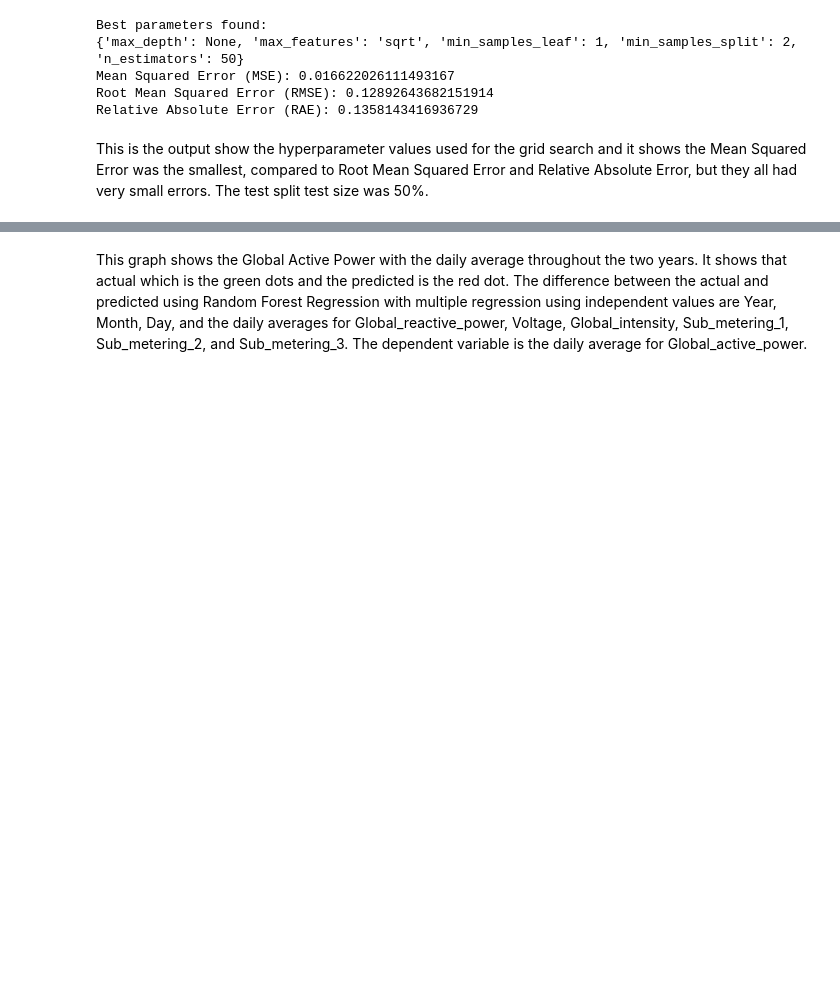
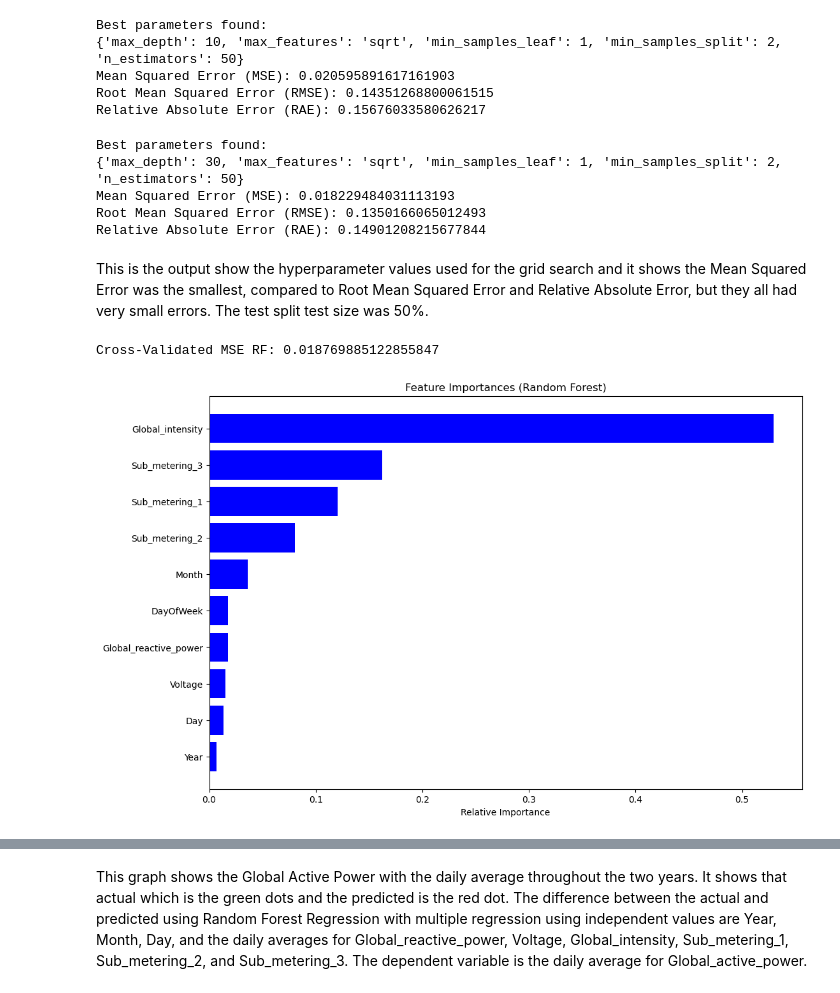
Before and after one commit to avarigonda/Capstone_Final_Project, a Jupyter notebook: Capstone_Final_Project.ipynb, the cells around one changed output, grey strips where cells are left out. Cells and saved outputs as stored; diff of their text form; code cells hidden in the pictures; blank space fills up the shorter version.

```diff
--- a/Capstone_Final_Project.ipynb
+++ b/Capstone_Final_Project.ipynb
@@ -1,13 +104,38 @@
+# %%
+# Hyperparameter grid for Random Forest
+param_grid = {
+    'n_estimators': [50, 100, 200],
+    'max_features': ['sqrt'],
+    'max_depth': [10, 20, 30, None],
+    'min_samples_split': [2, 5, 10],
+    'min_samples_leaf': [1, 2, 4]
+}
+
+# Grid Search with Random Forest Regressor
+rf = RandomForestRegressor()
+grid_search = GridSearchCV(estimator=rf, param_grid=param_grid, cv=3, n_jobs=-1, verbose=0)
+grid_search.fit(X_train, y_train)
+
+# Best parameters found
+print("Best parameters found:")
+print(grid_search.best_params_)
+
+# Predictions and error metrics
+y_pred = grid_search.predict(X_test)
+mse = mean_squared_error(y_test, y_pred)
+rmse = np.sqrt(mse)
+mean_actual = y_test.mean()
+rae = np.mean(np.abs(y_test - y_pred)) / np.mean(np.abs(y_test - mean_actual))
+print(f"Mean Squared Error (MSE): {mse}")
+print(f"Root Mean Squared Error (RMSE): {rmse}")
+print(f"Relative Absolute Error (RAE): {rae}")
+# %% [output]
+Best parameters found:
+{'max_depth': 10, 'max_features': 'sqrt', 'min_samples_leaf': 1, 'min_samples_split': 2, 'n_estimators': 50}
+Mean Squared Error (MSE): 0.020595891617161903
+Root Mean Squared Error (RMSE): 0.14351268800061515
+Relative Absolute Error (RAE): 0.15676033580626217
 # %%
-import pandas as pd
-import numpy as np
-import seaborn as sns
-import warnings
-import matplotlib.pyplot as plt
-from sklearn.model_selection import train_test_split, GridSearchCV
-from sklearn.ensemble import RandomForestRegressor
-from sklearn.metrics import mean_squared_error
-
 data = pd.read_csv('household_power_consumption.csv')
 
 # Convert 'Date' column to datetime type
@@ -40,12 +168,14 @@ daily_data = data.groupby(data['Date'].dt.date).agg({
 daily_data['Year'] = pd.to_datetime(daily_data['Date']).dt.year
 daily_data['Month'] = pd.to_datetime(daily_data['Date']).dt.month
 daily_data['Day'] = pd.to_datetime(daily_data['Date']).dt.day
+daily_data['DayOfWeek'] = pd.to_datetime(daily_data['Date']).dt.dayofweek
+
 
 # Drop the original 'Date' column
 daily_data.drop(columns=['Date'], inplace=True)
 
 # Split data into features (X) and target (y)
-X = daily_data[['Year', 'Month', 'Day', 'Global_reactive_power', 'Voltage', 'Global_intensity', 'Sub_metering_1', 'Sub_metering_2', 'Sub_metering_3']]
+X = daily_data[['Year', 'Month', 'Day', 'DayOfWeek', 'Global_reactive_power', 'Voltage', 'Global_intensity', 'Sub_metering_1', 'Sub_metering_2', 'Sub_metering_3']]
 y = daily_data['Global_active_power']
 
 # Split the data into training and testing sets using train_test_split
@@ -85,9 +215,28 @@ rae = np.mean(np.abs(y_test - y_pred)) / np.mean(np.abs(y_test - mean_actual))
 print("Relative Absolute Error (RAE):", rae)
 # %% [output]
 Best parameters found:
-{'max_depth': None, 'max_features': 'sqrt', 'min_samples_leaf': 1, 'min_samples_split': 2, 'n_estimators': 50}
-Mean Squared Error (MSE): 0.016622026111493167
-Root Mean Squared Error (RMSE): 0.12892643682151914
-Relative Absolute Error (RAE): 0.1358143416936729
+{'max_depth': 30, 'max_features': 'sqrt', 'min_samples_leaf': 1, 'min_samples_split': 2, 'n_estimators': 50}
+Mean Squared Error (MSE): 0.018229484031113193
+Root Mean Squared Error (RMSE): 0.1350166065012493
+Relative Absolute Error (RAE): 0.14901208215677844
 # %% [markdown]
 This is the output show the hyperparameter values used for the grid search and it shows the Mean Squared Error was the smallest, compared to Root Mean Squared Error and Relative Absolute Error, but they all had very small errors. The test split test size was 50%.
+# %%
+# Cross-Validation
+scores_rf = cross_val_score(grid_search.best_estimator_, X, y, cv=5, scoring='neg_mean_squared_error')
+print("Cross-Validated MSE RF:", -scores_rf.mean())
+
+# Visualization of feature importances for Random Forest
+importances = grid_search.best_estimator_.feature_importances_
+features = X.columns
+indices = np.argsort(importances)
+
+plt.figure(figsize=(12, 8))
+plt.title('Feature Importances (Random Forest)')
+plt.barh(range(len(indices)), importances[indices], color='b', align='center')
+plt.yticks(range(len(indices)), [features[i] for i in indices])
+plt.xlabel('Relative Importance')
+plt.show()
+# %% [output]
+Cross-Validated MSE RF: 0.018769885122855847
+[figure, added]
```
Also changed, not shown: parts of 34 cells of this notebook, 1 other file.
